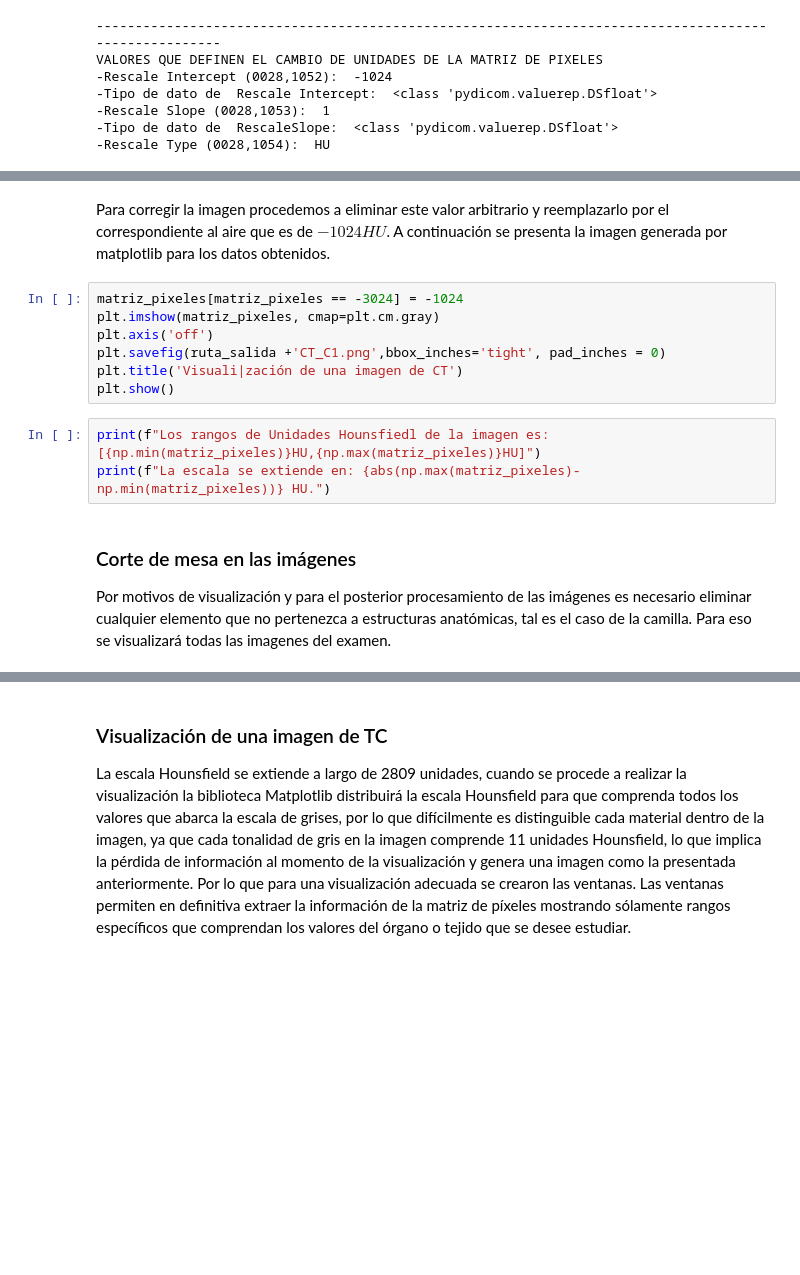
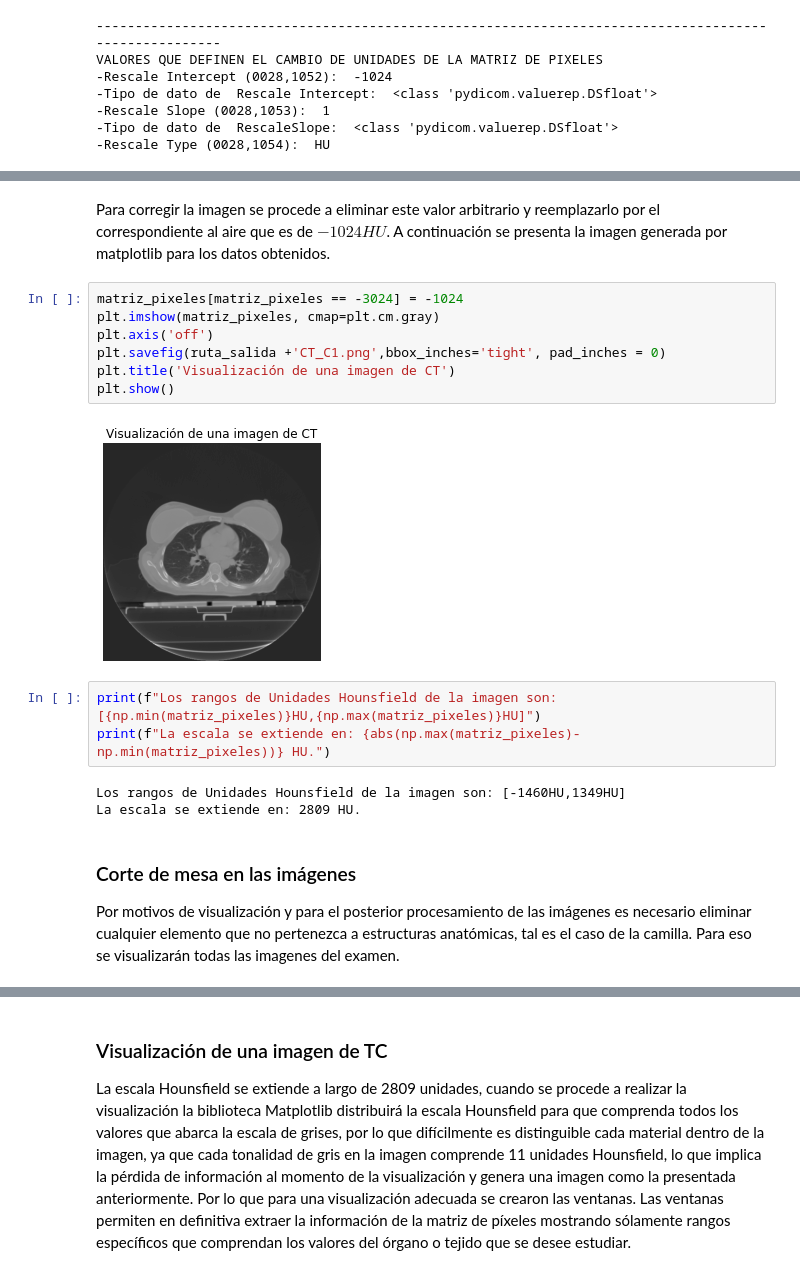
Before and after one commit to jennifer95/visualizacion-segmentacion-pulmonar-DICOM-python, a Jupyter notebook: Visualización de imágenes DICOM.ipynb, the cells around one changed output, grey strips where cells are left out. Saved outputs shown, nothing was run; the diff lists cells and outputs as text; blank space fills up the shorter version.

```diff
--- a/Visualización de imágenes DICOM.ipynb
+++ b/Visualización de imágenes DICOM.ipynb
@@ -129,19 +134,24 @@ print('El valor arbitrario puesto por el tomógrafo es: ', min(pixeles), 'HU')
 # %% [markdown]
-Para corregir la imagen procedemos a eliminar este valor arbitrario y reemplazarlo por el correspondiente al aire que es de $-1024HU$. A continuación se presenta la imagen generada por matplotlib para los datos obtenidos.
+Para corregir la imagen se procede a eliminar este valor arbitrario y reemplazarlo por el correspondiente al aire que es de $-1024HU$. A continuación se presenta la imagen generada por matplotlib para los datos obtenidos.
 # %%
 matriz_pixeles[matriz_pixeles == -3024] = -1024
 plt.imshow(matriz_pixeles, cmap=plt.cm.gray)
 plt.axis('off')
 plt.savefig(ruta_salida +'CT_C1.png',bbox_inches='tight', pad_inches = 0)
-plt.title('Visuali|zación de una imagen de CT')
+plt.title('Visualización de una imagen de CT')
 plt.show()
+# %% [output]
+[figure, added]
 # %%
-print(f"Los rangos de Unidades Hounsfiedl de la imagen es: [{np.min(matriz_pixeles)}HU,{np.max(matriz_pixeles)}HU]")
+print(f"Los rangos de Unidades Hounsfield de la imagen son: [{np.min(matriz_pixeles)}HU,{np.max(matriz_pixeles)}HU]")
 print(f"La escala se extiende en: {abs(np.max(matriz_pixeles)-np.min(matriz_pixeles))} HU.")
+# %% [output]
+Los rangos de Unidades Hounsfield de la imagen son: [-1460HU,1349HU]
+La escala se extiende en: 2809 HU.
 # %% [markdown]
 ### Corte de mesa en las imágenes
 Por motivos de visualización y para el posterior procesamiento de las imágenes es necesario eliminar cualquier elemento que no pertenezca a estructuras anatómicas, tal es el caso de la camilla.
-Para eso se visualizará todas las imagenes del examen.
+Para eso se visualizarán todas las imagenes del examen.
 # %%
 ruta_examen ='datos-torax-A/paciente6-A'
 def sample_stack(stack, rows=5, cols=5, start_with=10, show_every=1):
```
Also changed, not shown: parts of 32 cells of this notebook.
